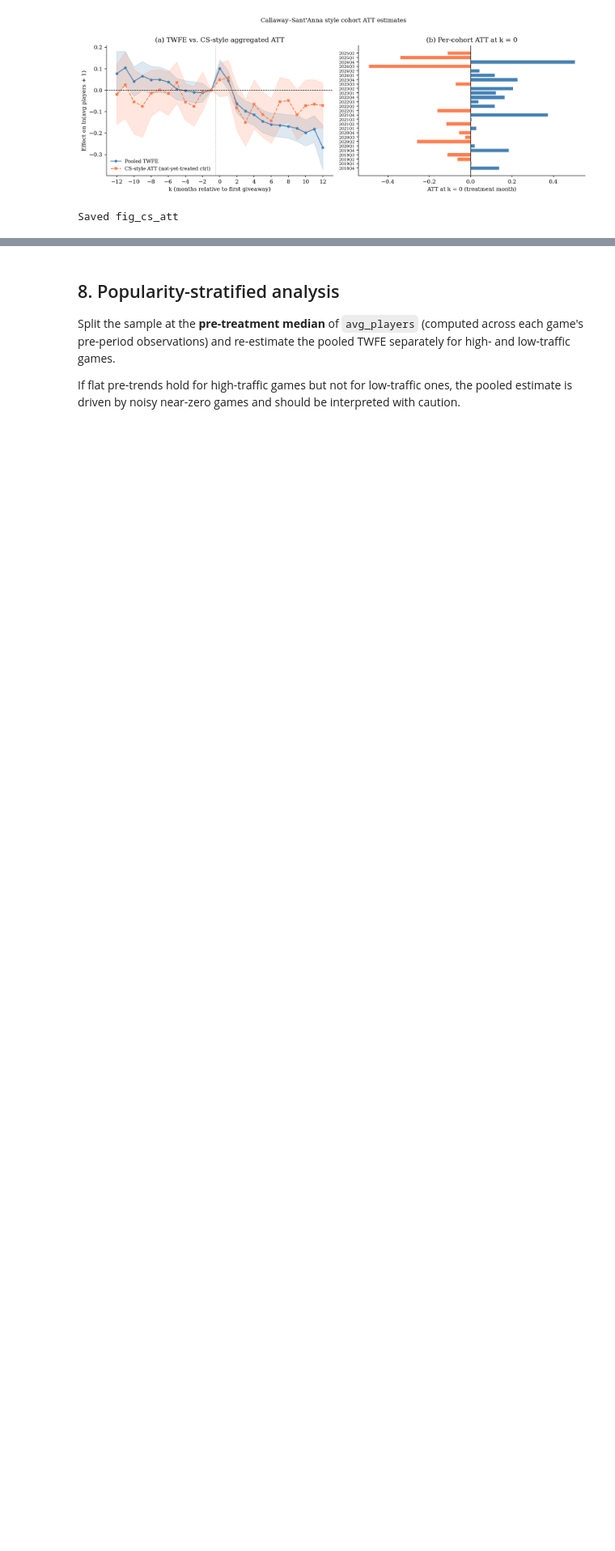
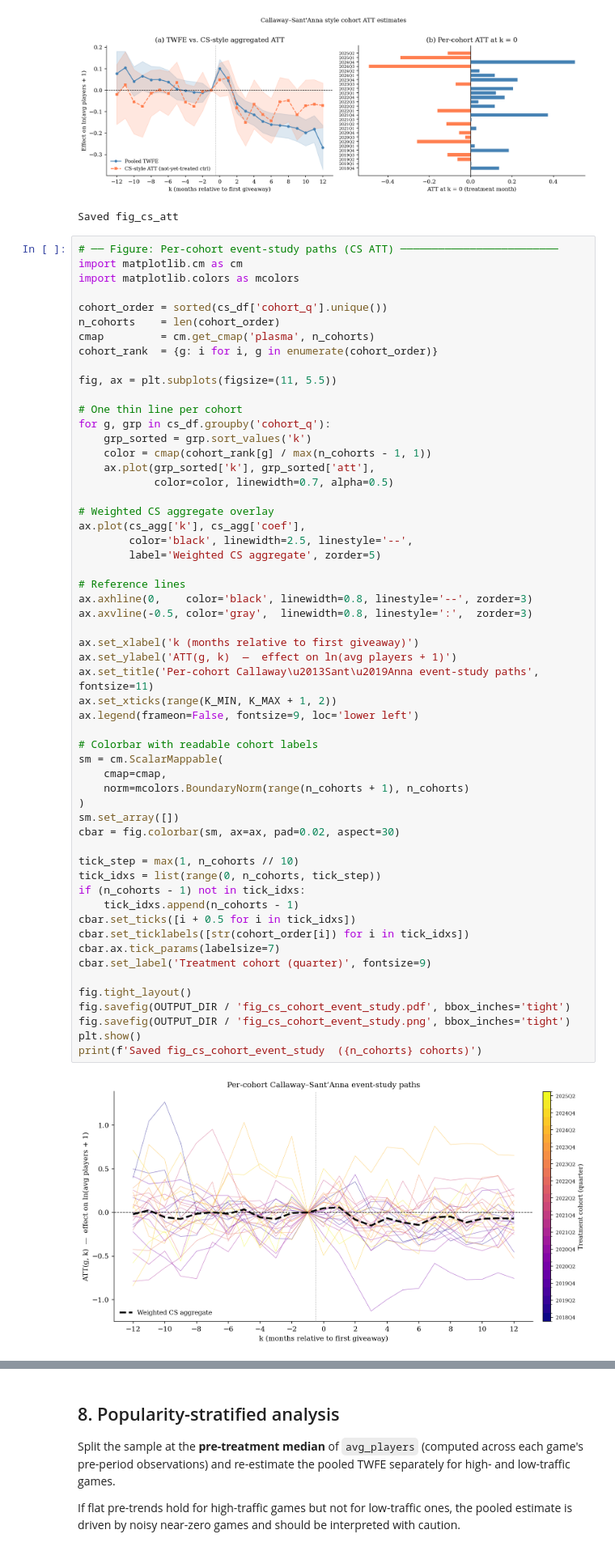
Before and after one commit to liunicholas/egs-steam-research-paper, a Jupyter notebook: scripts/empirical_tests.ipynb, the cells around one changed output, grey strips where cells are left out. Shown at 81% size. Saved outputs shown, nothing was run; the diff lists cells and outputs as text; blank space fills up the shorter version.

```diff
--- a/scripts/empirical_tests.ipynb
+++ b/scripts/empirical_tests.ipynb
@@ -955,3 +955,61 @@ print('Saved fig_cs_att')
 # %% [output]
 [figure]
 Saved fig_cs_att
+# %%
+# ── Figure: Per-cohort event-study paths (CS ATT) ─────────────────────────
+import matplotlib.cm as cm
+import matplotlib.colors as mcolors
+
+cohort_order = sorted(cs_df['cohort_q'].unique())
+n_cohorts    = len(cohort_order)
+cmap         = cm.get_cmap('plasma', n_cohorts)
+cohort_rank  = {g: i for i, g in enumerate(cohort_order)}
+
+fig, ax = plt.subplots(figsize=(11, 5.5))
+
+# One thin line per cohort
+for g, grp in cs_df.groupby('cohort_q'):
+    grp_sorted = grp.sort_values('k')
+    color = cmap(cohort_rank[g] / max(n_cohorts - 1, 1))
+    ax.plot(grp_sorted['k'], grp_sorted['att'],
+            color=color, linewidth=0.7, alpha=0.5)
+
+# Weighted CS aggregate overlay
+ax.plot(cs_agg['k'], cs_agg['coef'],
+        color='black', linewidth=2.5, linestyle='--',
+        label='Weighted CS aggregate', zorder=5)
+
+# Reference lines
+ax.axhline(0,    color='black', linewidth=0.8, linestyle='--', zorder=3)
+ax.axvline(-0.5, color='gray',  linewidth=0.8, linestyle=':',  zorder=3)
+
+ax.set_xlabel('k (months relative to first giveaway)')
+ax.set_ylabel('ATT(g, k)  —  effect on ln(avg players + 1)')
+ax.set_title('Per-cohort Callaway\u2013Sant\u2019Anna event-study paths', fontsize=11)
+ax.set_xticks(range(K_MIN, K_MAX + 1, 2))
+ax.legend(frameon=False, fontsize=9, loc='lower left')
+
+# Colorbar with readable cohort labels
+sm = cm.ScalarMappable(
+    cmap=cmap,
+    norm=mcolors.BoundaryNorm(range(n_cohorts + 1), n_cohorts)
+)
+sm.set_array([])
+cbar = fig.colorbar(sm, ax=ax, pad=0.02, aspect=30)
+
+tick_step = max(1, n_cohorts // 10)
+tick_idxs = list(range(0, n_cohorts, tick_step))
+if (n_cohorts - 1) not in tick_idxs:
+    tick_idxs.append(n_cohorts - 1)
+cbar.set_ticks([i + 0.5 for i in tick_idxs])
+cbar.set_ticklabels([str(cohort_order[i]) for i in tick_idxs])
+cbar.ax.tick_params(labelsize=7)
+cbar.set_label('Treatment cohort (quarter)', fontsize=9)
+
+fig.tight_layout()
+fig.savefig(OUTPUT_DIR / 'fig_cs_cohort_event_study.pdf', bbox_inches='tight')
+fig.savefig(OUTPUT_DIR / 'fig_cs_cohort_event_study.png', bbox_inches='tight')
+plt.show()
+print(f'Saved fig_cs_cohort_event_study  ({n_cohorts} cohorts)')
+# %% [output]
+[figure, added]
```
Also changed, not shown: parts of 4 cells of this notebook, 14 other files.
